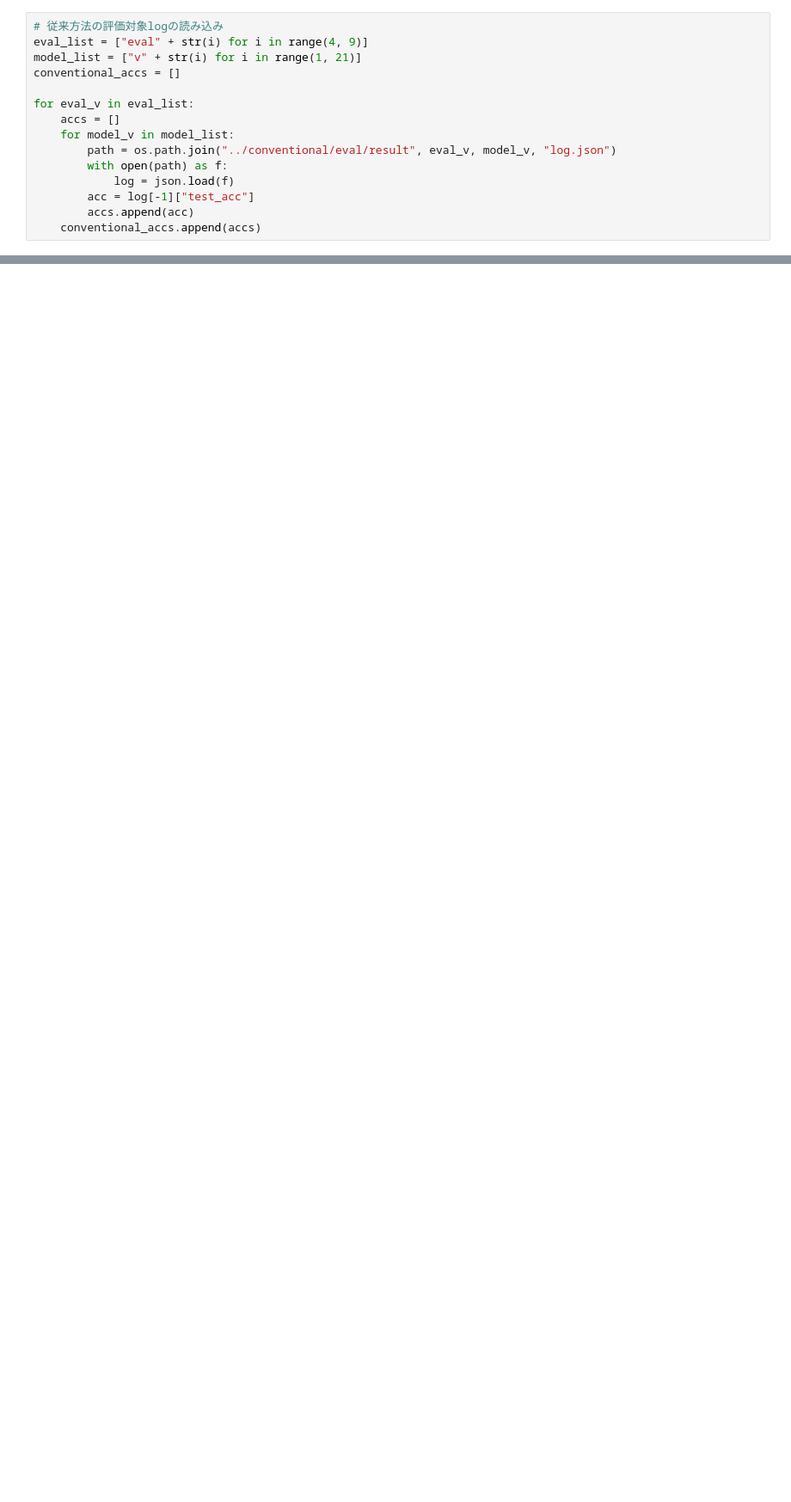
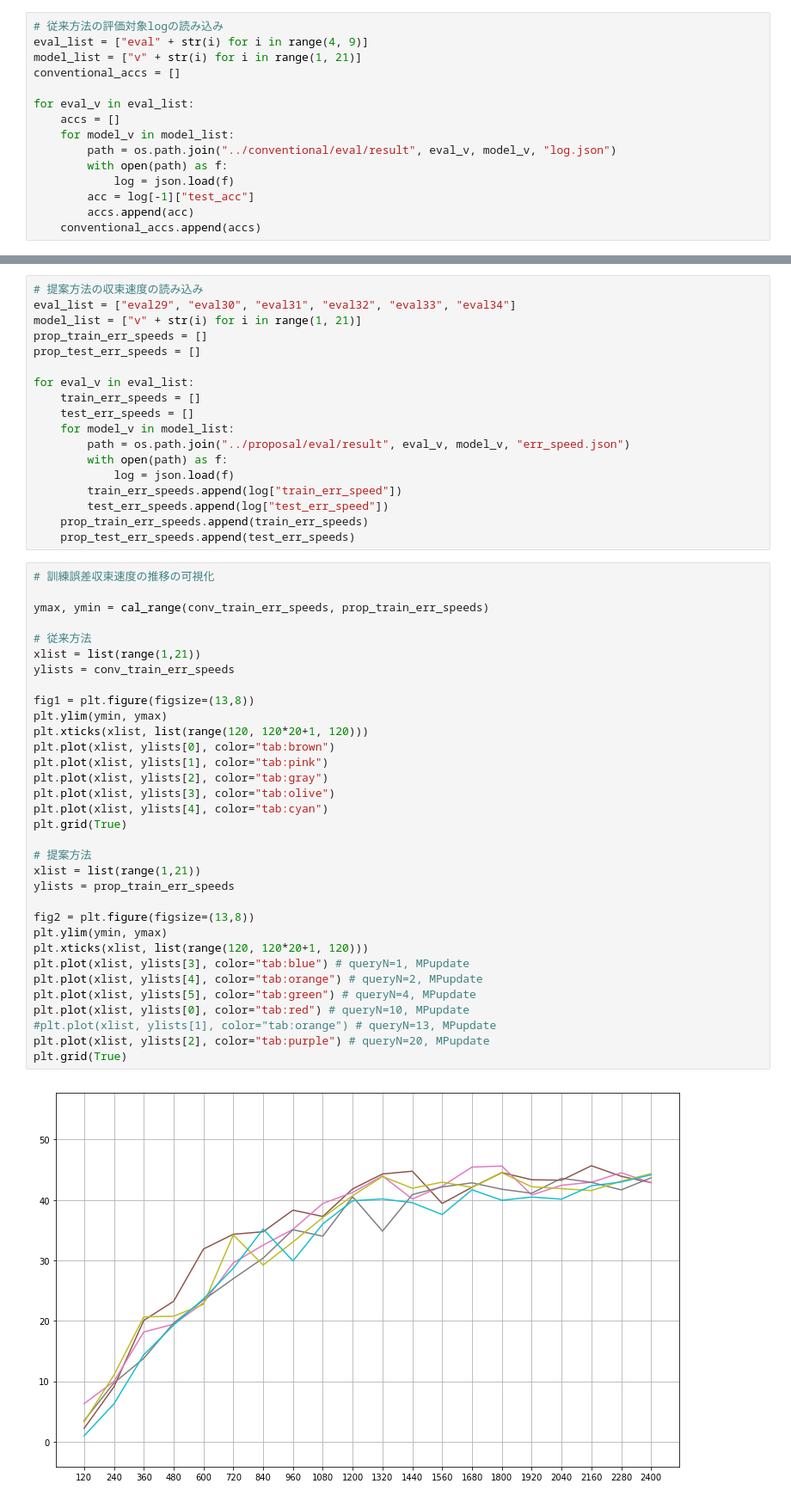
Before and after one commit to takitaki7474/m2-research-prototype, a Jupyter notebook: notebook/eval/eval6.ipynb, the cells around one changed output, grey strips where cells are left out. Shown at 86% size. Cells and saved outputs as stored; diff of their text form; blank space fills up the shorter version.

```diff
--- a/notebook/eval/eval6.ipynb
+++ b/notebook/eval/eval6.ipynb
@@ -62,0 +112,53 @@ plt.grid(True)
+# %%
+# 提案方法の収束速度の読み込み
+eval_list = ["eval29", "eval30", "eval31", "eval32", "eval33", "eval34"]
+model_list = ["v" + str(i) for i in range(1, 21)]
+prop_train_err_speeds = []
+prop_test_err_speeds = []
+
+for eval_v in eval_list:
+    train_err_speeds = []
+    test_err_speeds = []
+    for model_v in model_list:
+        path = os.path.join("../proposal/eval/result", eval_v, model_v, "err_speed.json")
+        with open(path) as f:
+            log = json.load(f)
+        train_err_speeds.append(log["train_err_speed"])
+        test_err_speeds.append(log["test_err_speed"])
+    prop_train_err_speeds.append(train_err_speeds)
+    prop_test_err_speeds.append(test_err_speeds)
+# %%
+# 訓練誤差収束速度の推移の可視化
+
+ymax, ymin = cal_range(conv_train_err_speeds, prop_train_err_speeds)
+
+# 従来方法
+xlist = list(range(1,21))
+ylists = conv_train_err_speeds
+
+fig1 = plt.figure(figsize=(13,8))
+plt.ylim(ymin, ymax)
+plt.xticks(xlist, list(range(120, 120*20+1, 120)))
+plt.plot(xlist, ylists[0], color="tab:brown")
+plt.plot(xlist, ylists[1], color="tab:pink")
+plt.plot(xlist, ylists[2], color="tab:gray")
+plt.plot(xlist, ylists[3], color="tab:olive")
+plt.plot(xlist, ylists[4], color="tab:cyan")
+plt.grid(True)
+
+# 提案方法
+xlist = list(range(1,21))
+ylists = prop_train_err_speeds
+
+fig2 = plt.figure(figsize=(13,8))
+plt.ylim(ymin, ymax)
+plt.xticks(xlist, list(range(120, 120*20+1, 120)))
+plt.plot(xlist, ylists[3], color="tab:blue") # queryN=1, MPupdate
+plt.plot(xlist, ylists[4], color="tab:orange") # queryN=2, MPupdate
+plt.plot(xlist, ylists[5], color="tab:green") # queryN=4, MPupdate
+plt.plot(xlist, ylists[0], color="tab:red") # queryN=10, MPupdate
+#plt.plot(xlist, ylists[1], color="tab:orange") # queryN=13, MPupdate
+plt.plot(xlist, ylists[2], color="tab:purple") # queryN=20, MPupdate
+plt.grid(True)
+# %% [output]
+[figure, added]
```
Also changed, not shown: parts of 10 cells of this notebook.
